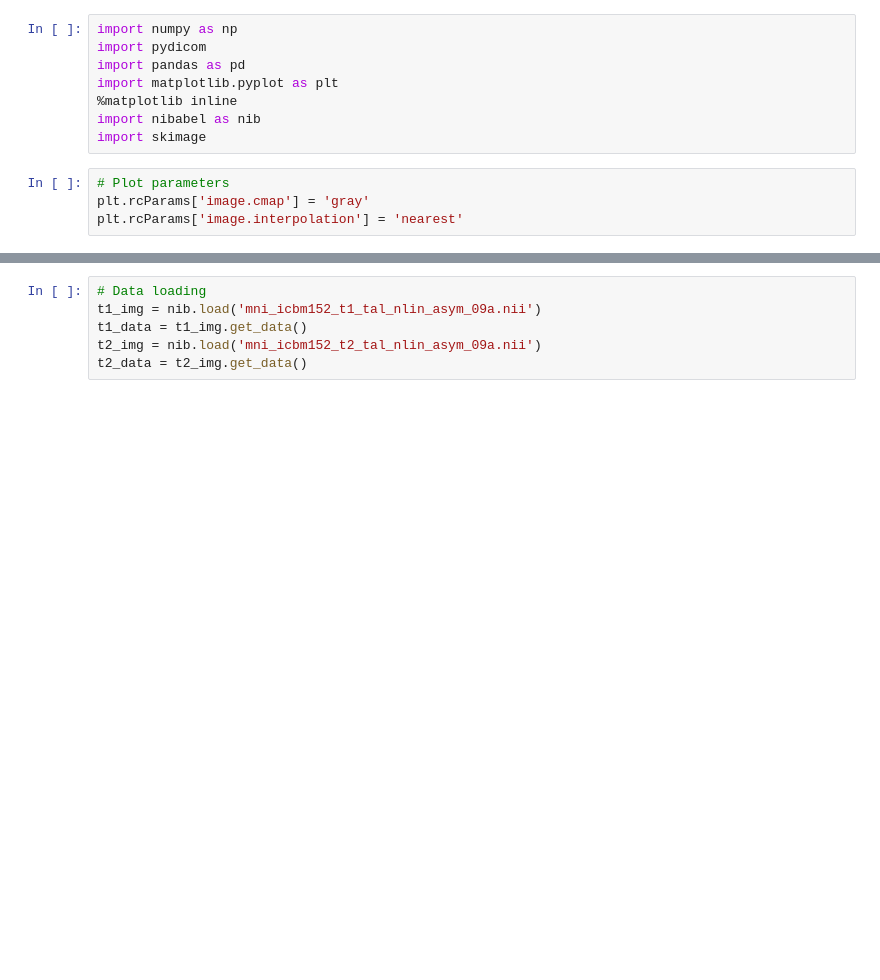
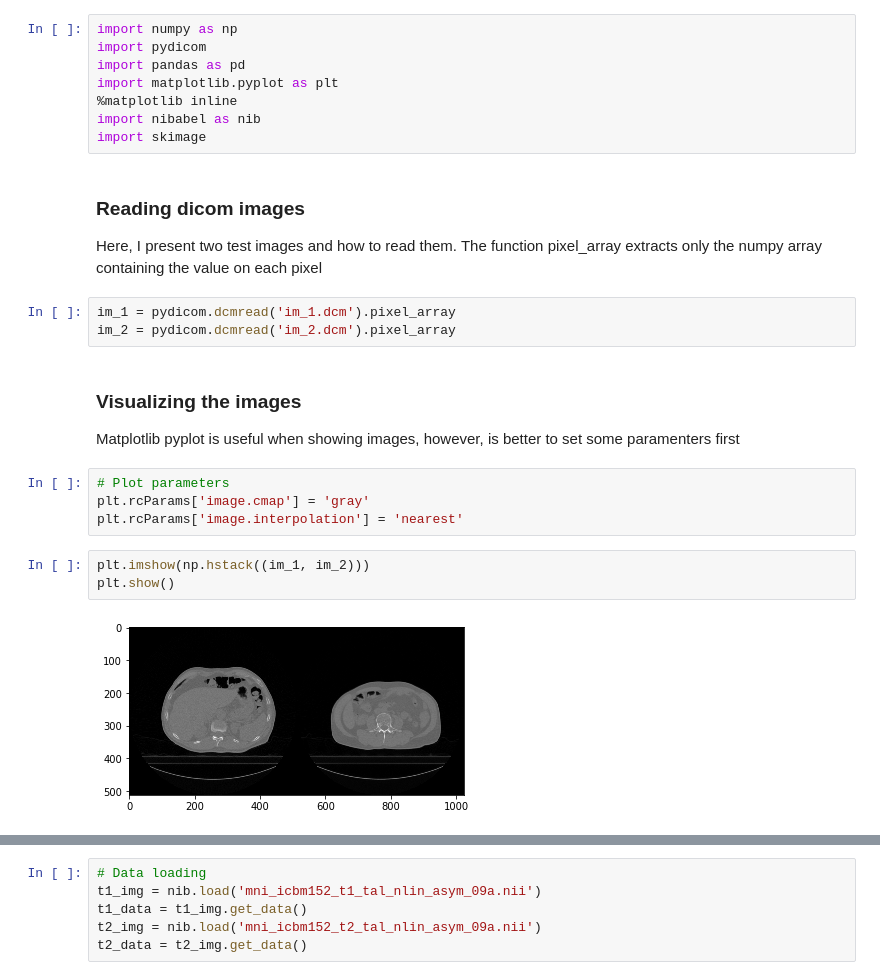
Before and after one commit to CamiVasz/Similarity, a Jupyter notebook: PR.ipynb, the cells around one changed output, grey strips where cells are left out. Drawn from its saved outputs; the diff is of its cells as text; blank space fills up the shorter version.

```diff
--- a/PR.ipynb
+++ b/PR.ipynb
@@ -11,7 +12,21 @@ import matplotlib.pyplot as plt
 %matplotlib inline
 import nibabel as nib
 import skimage
+# %% [markdown]
+### Reading dicom images
+Here, I present two test images and how to read them. The function pixel_array extracts only the numpy array containing the value on each pixel
+# %%
+im_1 = pydicom.dcmread('im_1.dcm').pixel_array
+im_2 = pydicom.dcmread('im_2.dcm').pixel_array
+# %% [markdown]
+### Visualizing the images
+Matplotlib pyplot is useful when showing images, however, is better to set some paramenters first
 # %%
 # Plot parameters
 plt.rcParams['image.cmap'] = 'gray'
 plt.rcParams['image.interpolation'] = 'nearest'
+# %%
+plt.imshow(np.hstack((im_1, im_2)))
+plt.show()
+# %% [output]
+[figure, added]
```
Also changed, not shown: parts of 22 cells of this notebook, 5 other files.
